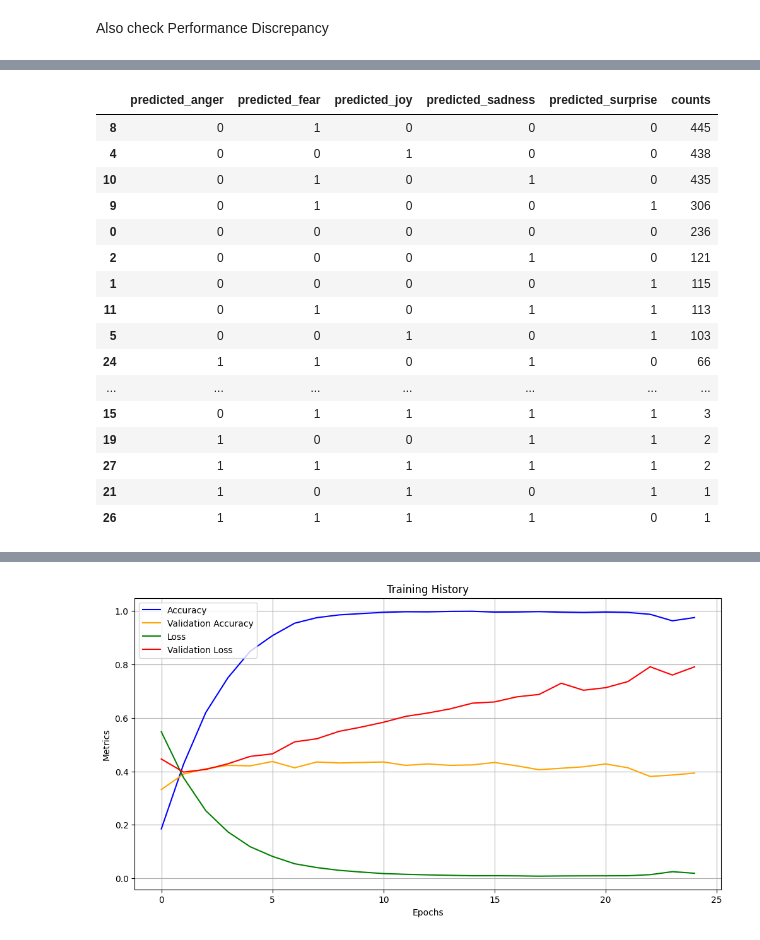
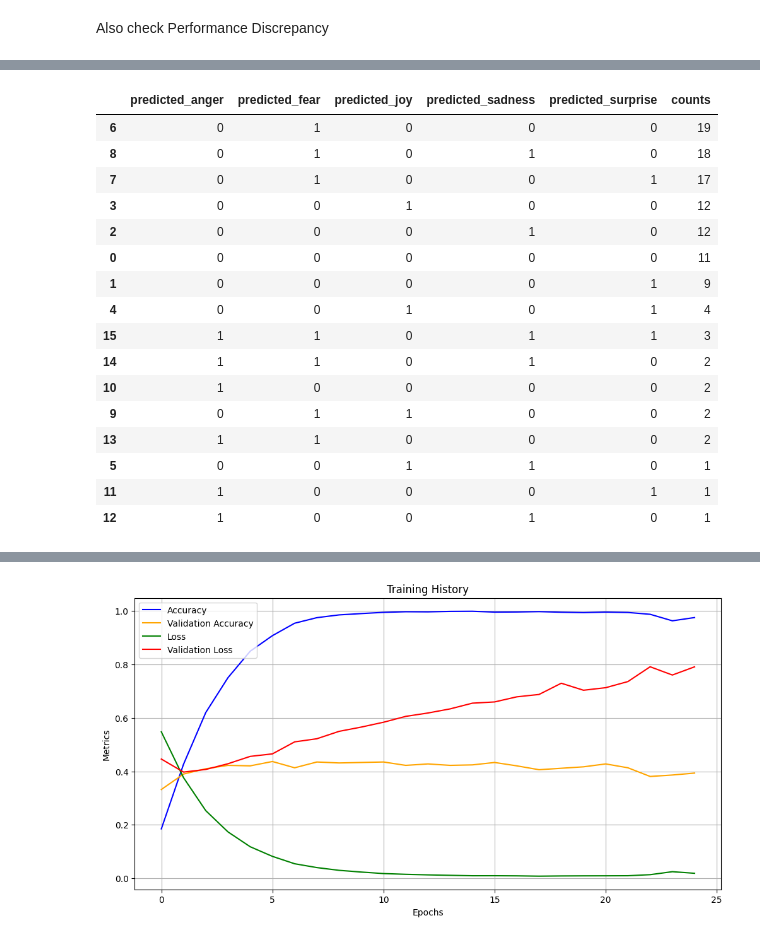
Before and after one commit to niklasbaun/EmoClassifier, a Jupyter notebook: Classifier/Getting familiar.ipynb, the cells around one changed output, grey strips where cells are left out. Cells and saved outputs as stored; diff of their text form; code cells hidden in the pictures.

```diff
--- a/Classifier/Getting familiar.ipynb
+++ b/Classifier/Getting familiar.ipynb
@@ -309,20 +338,20 @@ Surprise count:
 # %%
-predictions_train.groupby(['predicted_anger', 'predicted_fear', 'predicted_joy', 'predicted_sadness', 'predicted_surprise']).size().reset_index(name='counts').sort_values(by='counts', ascending=False)
+predictions_test.groupby(['predicted_anger', 'predicted_fear', 'predicted_joy', 'predicted_sadness', 'predicted_surprise']).size().reset_index(name='counts').sort_values(by='counts', ascending=False)
 # %% [output]
 |  | predicted_anger | predicted_fear | predicted_joy | predicted_sadness | predicted_surprise | counts |
-| 8 | 0 | 1 | 0 | 0 | 0 | 445 |
-| 4 | 0 | 0 | 1 | 0 | 0 | 438 |
-| 10 | 0 | 1 | 0 | 1 | 0 | 435 |
-| 9 | 0 | 1 | 0 | 0 | 1 | 306 |
-| 0 | 0 | 0 | 0 | 0 | 0 | 236 |
-| 2 | 0 | 0 | 0 | 1 | 0 | 121 |
-| 1 | 0 | 0 | 0 | 0 | 1 | 115 |
-| 11 | 0 | 1 | 0 | 1 | 1 | 113 |
-| 5 | 0 | 0 | 1 | 0 | 1 | 103 |
-| 24 | 1 | 1 | 0 | 1 | 0 | 66 |
-| ... | ... | ... | ... | ... | ... | ... |
-| 15 | 0 | 1 | 1 | 1 | 1 | 3 |
-| 19 | 1 | 0 | 0 | 1 | 1 | 2 |
-| 27 | 1 | 1 | 1 | 1 | 1 | 2 |
-| 21 | 1 | 0 | 1 | 0 | 1 | 1 |
-| 26 | 1 | 1 | 1 | 1 | 0 | 1 |
+| 6 | 0 | 1 | 0 | 0 | 0 | 19 |
+| 8 | 0 | 1 | 0 | 1 | 0 | 18 |
+| 7 | 0 | 1 | 0 | 0 | 1 | 17 |
+| 3 | 0 | 0 | 1 | 0 | 0 | 12 |
+| 2 | 0 | 0 | 0 | 1 | 0 | 12 |
+| 0 | 0 | 0 | 0 | 0 | 0 | 11 |
+| 1 | 0 | 0 | 0 | 0 | 1 | 9 |
+| 4 | 0 | 0 | 1 | 0 | 1 | 4 |
+| 15 | 1 | 1 | 0 | 1 | 1 | 3 |
+| 14 | 1 | 1 | 0 | 1 | 0 | 2 |
+| 10 | 1 | 0 | 0 | 0 | 0 | 2 |
+| 9 | 0 | 1 | 1 | 0 | 0 | 2 |
+| 13 | 1 | 1 | 0 | 0 | 0 | 2 |
+| 5 | 0 | 0 | 1 | 1 | 0 | 1 |
+| 11 | 1 | 0 | 0 | 0 | 1 | 1 |
+| 12 | 1 | 0 | 0 | 1 | 0 | 1 |
```
Also changed, not shown: parts of 13 cells of this notebook, 12 other files.
